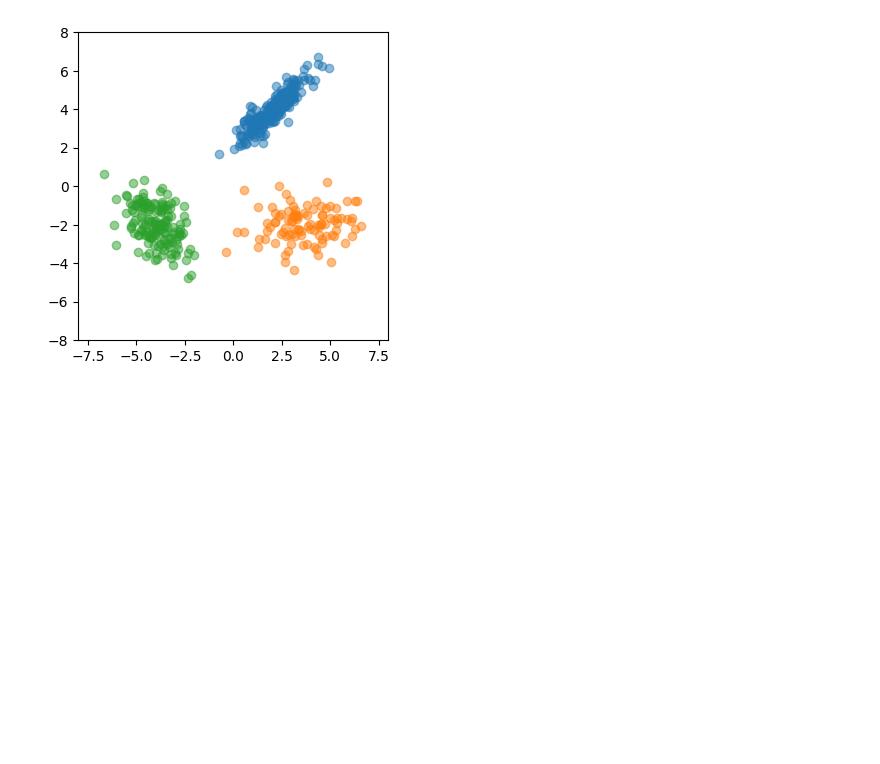
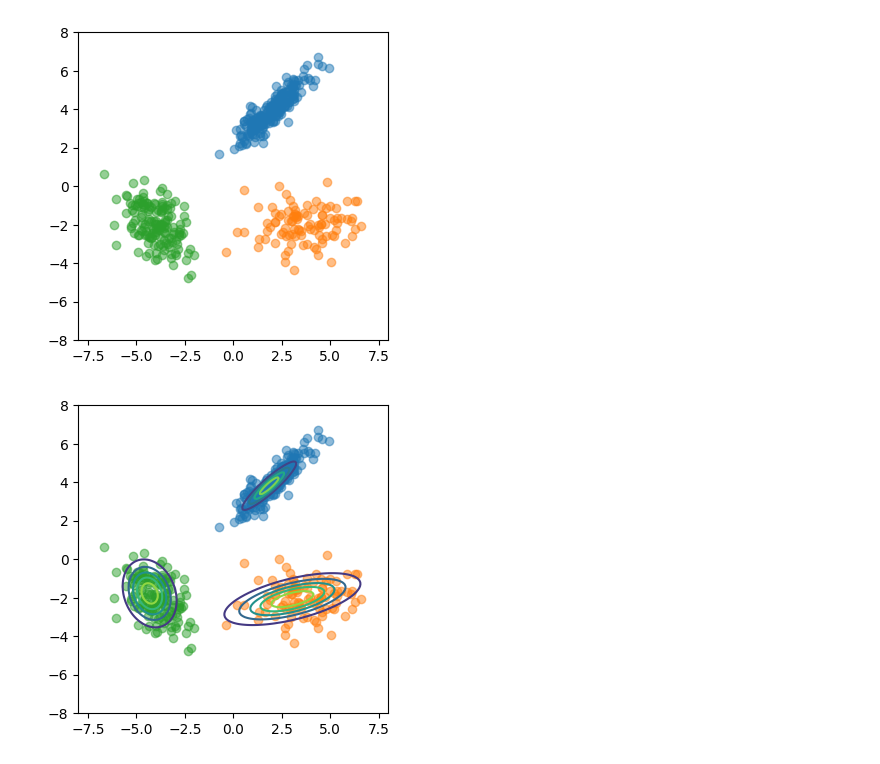
Before and after one commit to tanakakao/studymemo, a Jupyter notebook: EM_ガウス分布.ipynb, the cells around one changed output. Saved outputs shown, nothing was run; the diff lists cells and outputs as text; code cells hidden in the pictures; blank space fills up the shorter version.

```diff
--- a/EM_ガウス分布.ipynb
+++ b/EM_ガウス分布.ipynb
@@ -117,11 +117,22 @@ for t in np.arange(1,T):
 # %%
 x1 = np.arange(-8,8,0.1)
 x2 = np.arange(-8,8,0.1)
 
 xx1, xx2 = np.meshgrid(x1, x2)
 xx1=xx1.ravel()
 xx2=xx2.ravel()
 
 P=np.array([calc_q2(np.array([x,y]), pi, mu, S, t=T-1)[:,0,0] for x,y in zip(xx1,xx2)])
 P[P < 1e-150]=1e-150
+
+plt.figure(figsize=(4,4))
+for k in range(3):
+    plt.contour(xx1.reshape(len(x1),len(x1)),xx2.reshape(len(x1),len(x1)),P[:,k].reshape(len(x1),len(x1)),levels=5)
+plt.scatter(data1[:,0], data1[:,1], alpha=.5);
+plt.scatter(data2[:,0], data2[:,1], alpha=.5);
+plt.scatter(data3[:,0], data3[:,1], alpha=.5);
+plt.xlim(-8, 8);
+plt.ylim(-8, 8);
+# %% [output]
+[figure, added]
 # %%
```
Also changed, not shown: parts of 3 cells of this notebook.
